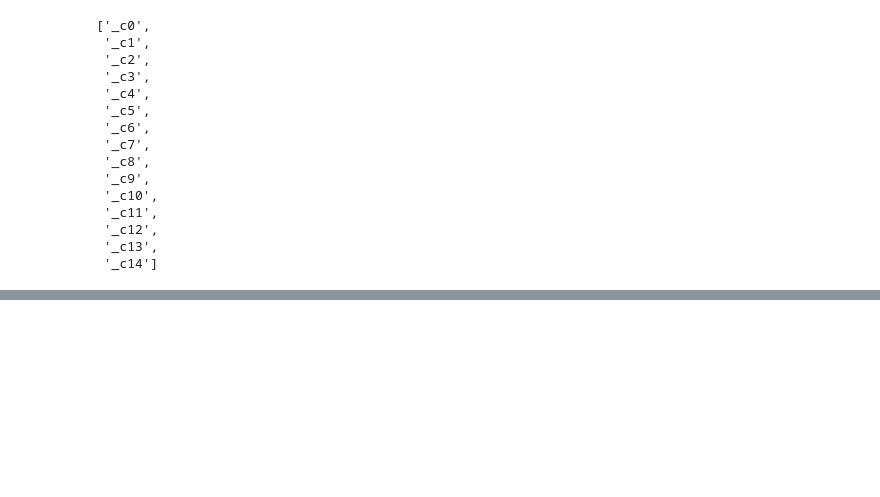
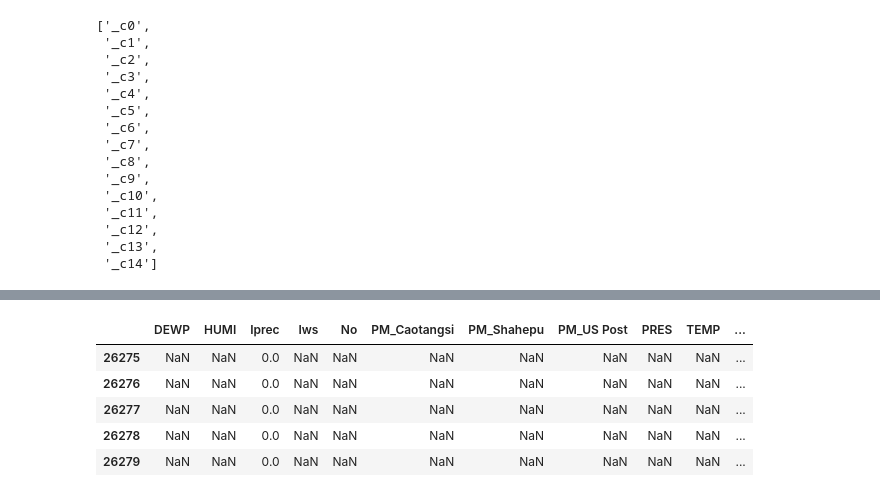
Before and after one commit to wjia458/722-test, a Jupyter notebook: Iteration4 Miro.ipynb, the cells around one changed output, grey strips where cells are left out. Drawn from its saved outputs; the diff is of its cells as text; code cells hidden in the pictures; blank space fills up the shorter version.

```diff
--- a/Iteration4 Miro.ipynb
+++ b/Iteration4 Miro.ipynb
@@ -56,0 +123,9 @@ air_data.describe().show()
+# %%
+air_data.tail(n=5)
+# %% [output]
+|  | DEWP | HUMI | Iprec | Iws | No | PM_Caotangsi | PM_Shahepu | PM_US Post | PRES | TEMP | ... |
+| 26275 | NaN | NaN | 0.0 | NaN | NaN | NaN | NaN | NaN | NaN | NaN | ... |
+| 26276 | NaN | NaN | 0.0 | NaN | NaN | NaN | NaN | NaN | NaN | NaN | ... |
+| 26277 | NaN | NaN | 0.0 | NaN | NaN | NaN | NaN | NaN | NaN | NaN | ... |
+| 26278 | NaN | NaN | 0.0 | NaN | NaN | NaN | NaN | NaN | NaN | NaN | ... |
+| 26279 | NaN | NaN | 0.0 | NaN | NaN | NaN | NaN | NaN | NaN | NaN | ... |
```
Also changed, not shown: parts of 46 cells of this notebook, 3 other files.
